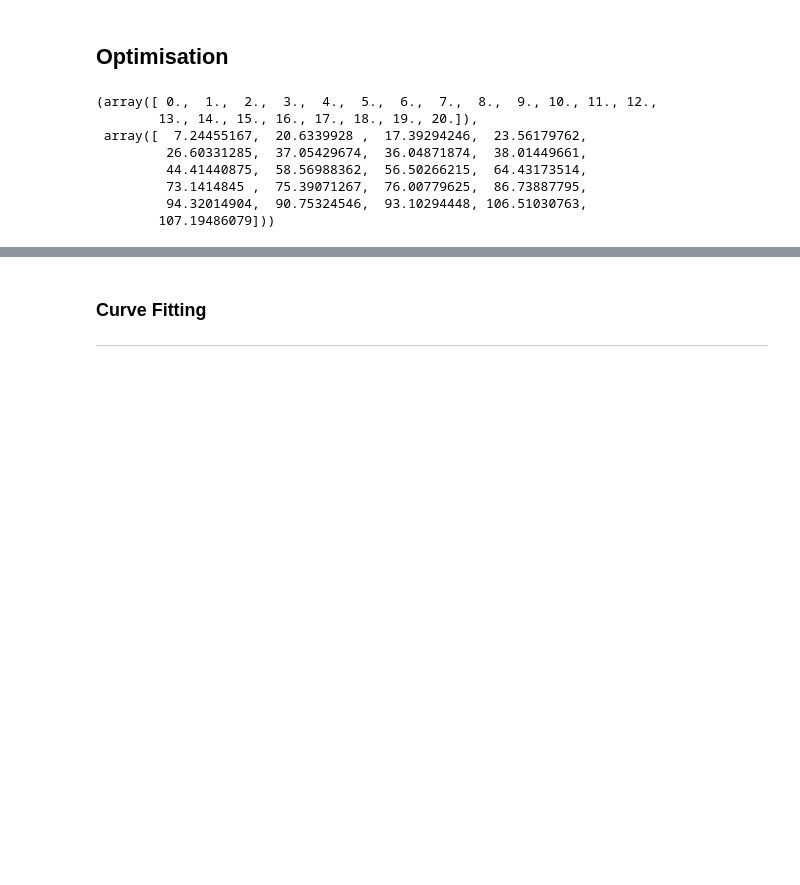
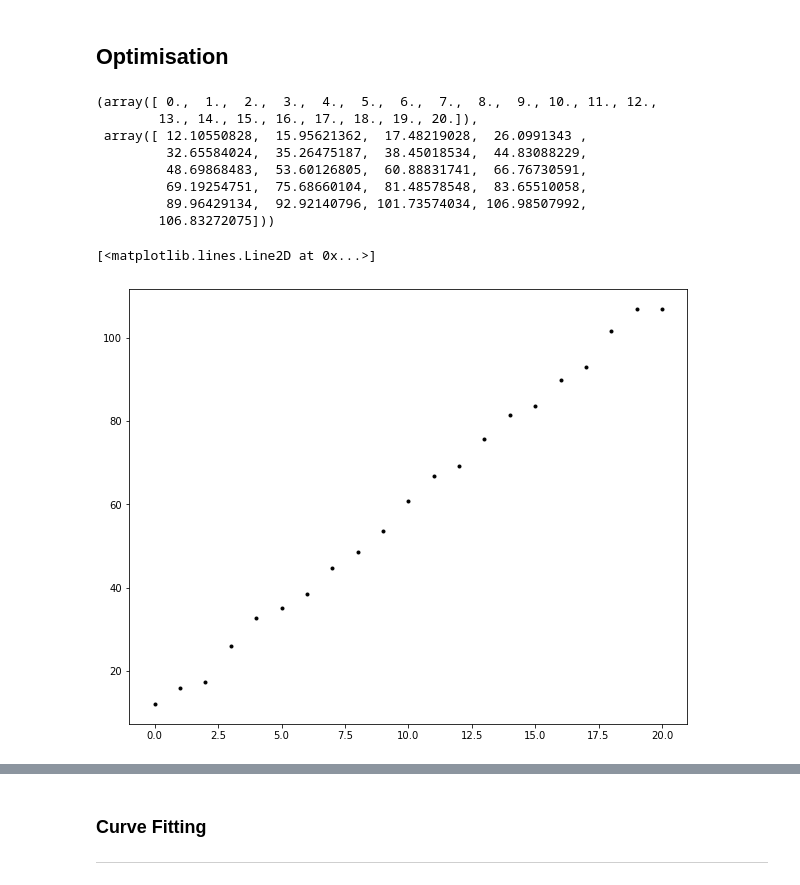
Before and after one commit to Lynch08/Machine_Learning_And_Statistics_2023, a Jupyter notebook: Messing.ipynb, the cells around one changed output, grey strips where cells are left out. Saved outputs shown, nothing was run; the diff lists cells and outputs as text; code cells hidden in the pictures; blank space fills up the shorter version.

```diff
--- a/Messing.ipynb
+++ b/Messing.ipynb
@@ -14,19 +14,26 @@ import matplotlib.pyplot as plt
 x = np.arange(0.0, 21.0, 1.0)
 
 # Fix y values
-y = 5.0 * x + 10.0 + np.random.normal(0.0, 5.0, x.size)
+y = 5.0 * x + 10.0 + np.random.normal(0.0, 2.0, x.size)
 
 # Print the values
 x, y
 # %% [output]
 (array([ 0.,  1.,  2.,  3.,  4.,  5.,  6.,  7.,  8.,  9., 10., 11., 12.,
         13., 14., 15., 16., 17., 18., 19., 20.]),
- array([  7.24455167,  20.6339928 ,  17.39294246,  23.56179762,
-         26.60331285,  37.05429674,  36.04871874,  38.01449661,
-         44.41440875,  58.56988362,  56.50266215,  64.43173514,
-         73.1414845 ,  75.39071267,  76.00779625,  86.73887795,
-         94.32014904,  90.75324546,  93.10294448, 106.51030763,
-        107.19486079]))
+ array([ 12.10550828,  15.95621362,  17.48219028,  26.0991343 ,
+         32.65584024,  35.26475187,  38.45018534,  44.83088229,
+         48.69868483,  53.60126805,  60.88831741,  66.76730591,
+         69.19254751,  75.68660104,  81.48578548,  83.65510058,
+         89.96429134,  92.92140796, 101.73574034, 106.98507992,
+        106.83272075]))
+# %%
+# Create a plot
+fig, ax = plt.subplots(figsize=(10,8))
+ax.plot(x, y, 'k.')
+# %% [output]
+[<matplotlib.lines.Line2D at 0x...>]
+[figure, added]
 # %%
 # Use minimize functuion in scipy.minimize
 # First we need a function to minimize
```
Also changed, not shown: parts of 21 cells of this notebook, 2 other files.
